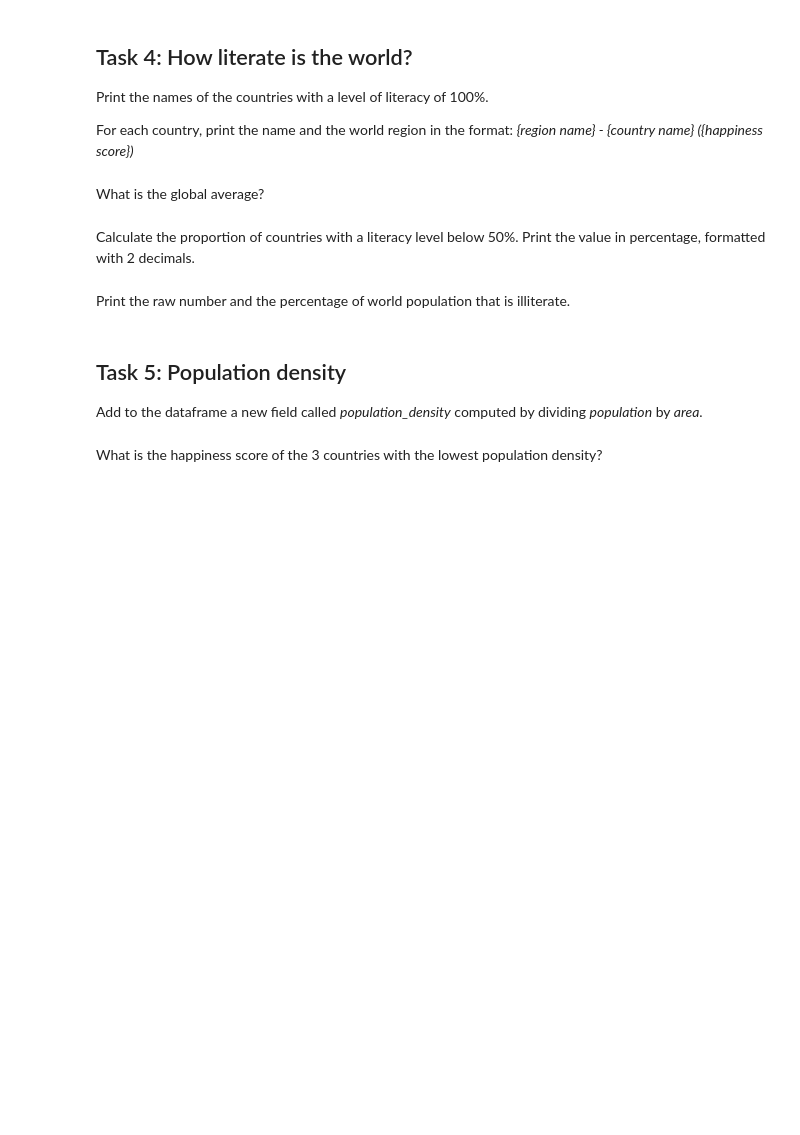
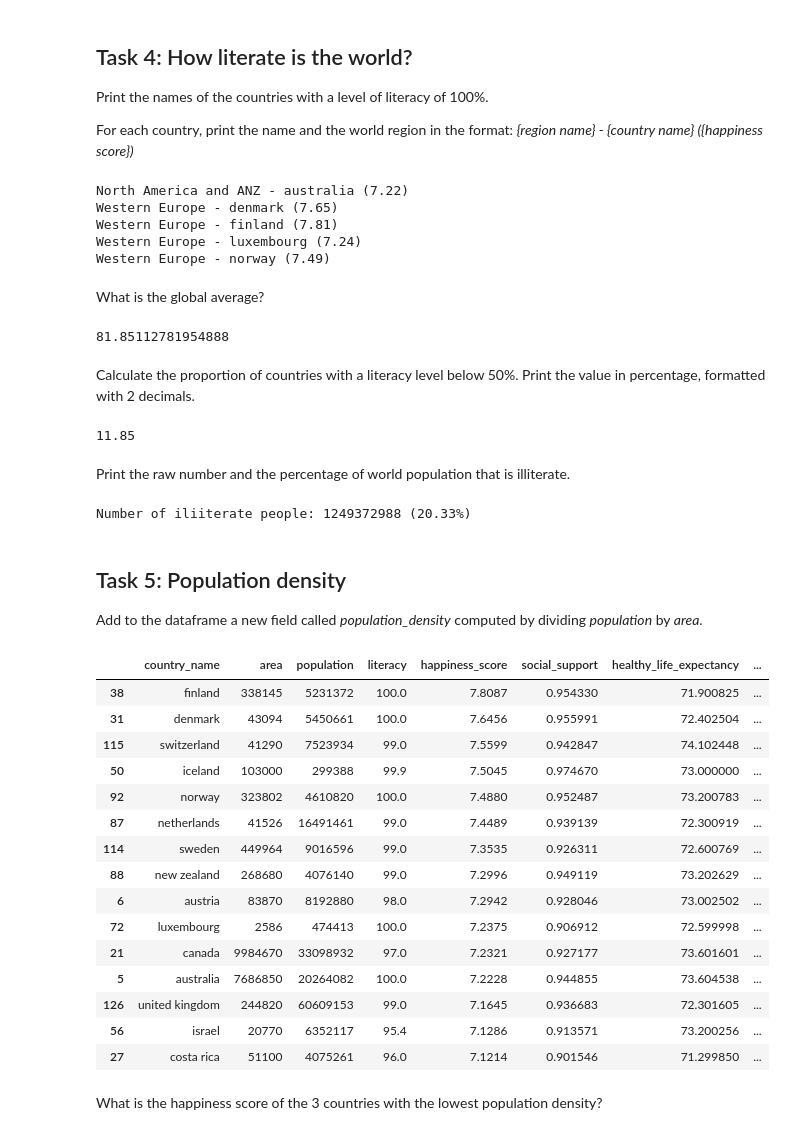
Before and after one commit to Alex0021/EPFL_ADA_2024, a Jupyter notebook: Exercises/01 - Handling data/Happiness.ipynb, the cells around one changed output. Drawn from its saved outputs; the diff is of its cells as text; code cells hidden in the pictures; blank space fills up the shorter version.

```diff
--- a/Exercises/01 - Handling data/Happiness.ipynb
+++ b/Exercises/01 - Handling data/Happiness.ipynb
@@ -118,7 +118,9 @@ Sort the result to show the happiness ranking.
 # %%
 # Write your code here
 pd.option_context("display.multi_sparse", True)
-world_region_features = country_features.set_index(['world_region', 'country_name'])
-world_region_features.head(10)
-world_region_features['South Asia']
+world_region_features = country_features.groupby(['world_region'])
+df = pd.DataFrame(world_region_features['country_name'].count())
+df.columns = ['number_of_countries']
+df['mean_hapiness'] = world_region_features.mean(numeric_only=True)['happiness_score']
+df.sort_values(by='mean_hapiness', ascending=False)
 # %% [output]
@@ -138,6 +156,21 @@ For each country, print the name and the world region in the format: *{region na
+# %%
+# Write your code here
+country_features['literacy'] = country_features['literacy'].apply(lambda x: str(x).replace(',', '.')).astype(float)
+resp = country_features[country_features.literacy >= 100][['world_region', 'country_name', 'happiness_score']]
+for row in resp.values:
+    print(f"{row[0]} - {row[1]} ({row[2]:.2f})")
+# %% [output]
+North America and ANZ - australia (7.22)
+Western Europe - denmark (7.65)
+Western Europe - finland (7.81)
+Western Europe - luxembourg (7.24)
+Western Europe - norway (7.49)
 # %% [markdown]
 What is the global average?
 # %%
 # Write your code here
+country_features['literacy'].mean()
+# %% [output]
+81.85112781954888
 # %% [markdown]
 Calculate the proportion of countries with a literacy level below 50%. Print the value in percentage, formatted with 2 decimals.
@@ -146,2 +177,8 @@ Calculate the proportion of countries with a literacy level below 50%. Print the
+# %%
+# Write your code here
+val = country_features[country_features.literacy < 50].size / country_features.size * 100
+print(f"{val:.2f}")
+# %% [output]
+11.85
 # %% [markdown]
 Print the raw number and the percentage of world population that is illiterate.
@@ -150,9 +185,34 @@ Print the raw number and the percentage of world population that is illiterate.
+# %%
+# Write your code here
+num_illiterate = (country_features['population'] * (1-country_features['literacy']/100)).sum()
+percentage = num_illiterate / country_features['population'].sum() * 100
+print(f"Number of iliiterate people: {num_illiterate:.0f} ({percentage:.2f}%)")
+# %% [output]
+Number of iliiterate people: 1249372988 (20.33%)
 # %% [markdown]
 ## Task 5: Population density
 
 Add to the dataframe a new field called *population_density* computed by dividing *population* by *area*.
 # %%
 # Write your code here
+country_features.sort_values(by='happiness_score', ascending=False).head(15)
+# %% [output]
+|  | country_name | area | population | literacy | happiness_score | social_support | healthy_life_expectancy | ... |
+| 38 | finland | 338145 | 5231372 | 100.0 | 7.8087 | 0.954330 | 71.900825 | ... |
+| 31 | denmark | 43094 | 5450661 | 100.0 | 7.6456 | 0.955991 | 72.402504 | ... |
+| 115 | switzerland | 41290 | 7523934 | 99.0 | 7.5599 | 0.942847 | 74.102448 | ... |
+| 50 | iceland | 103000 | 299388 | 99.9 | 7.5045 | 0.974670 | 73.000000 | ... |
+| 92 | norway | 323802 | 4610820 | 100.0 | 7.4880 | 0.952487 | 73.200783 | ... |
+| 87 | netherlands | 41526 | 16491461 | 99.0 | 7.4489 | 0.939139 | 72.300919 | ... |
+| 114 | sweden | 449964 | 9016596 | 99.0 | 7.3535 | 0.926311 | 72.600769 | ... |
+| 88 | new zealand | 268680 | 4076140 | 99.0 | 7.2996 | 0.949119 | 73.202629 | ... |
+| 6 | austria | 83870 | 8192880 | 98.0 | 7.2942 | 0.928046 | 73.002502 | ... |
+| 72 | luxembourg | 2586 | 474413 | 100.0 | 7.2375 | 0.906912 | 72.599998 | ... |
+| 21 | canada | 9984670 | 33098932 | 97.0 | 7.2321 | 0.927177 | 73.601601 | ... |
+| 5 | australia | 7686850 | 20264082 | 100.0 | 7.2228 | 0.944855 | 73.604538 | ... |
+| 126 | united kingdom | 244820 | 60609153 | 99.0 | 7.1645 | 0.936683 | 72.301605 | ... |
+| 56 | israel | 20770 | 6352117 | 95.4 | 7.1286 | 0.913571 | 73.200256 | ... |
+| 27 | costa rica | 51100 | 4075261 | 96.0 | 7.1214 | 0.901546 | 71.299850 | ... |
 # %% [markdown]
 What is the happiness score of the 3 countries with the lowest population density?
 # %%
```
Also changed, not shown: parts of 5 cells of this notebook.
